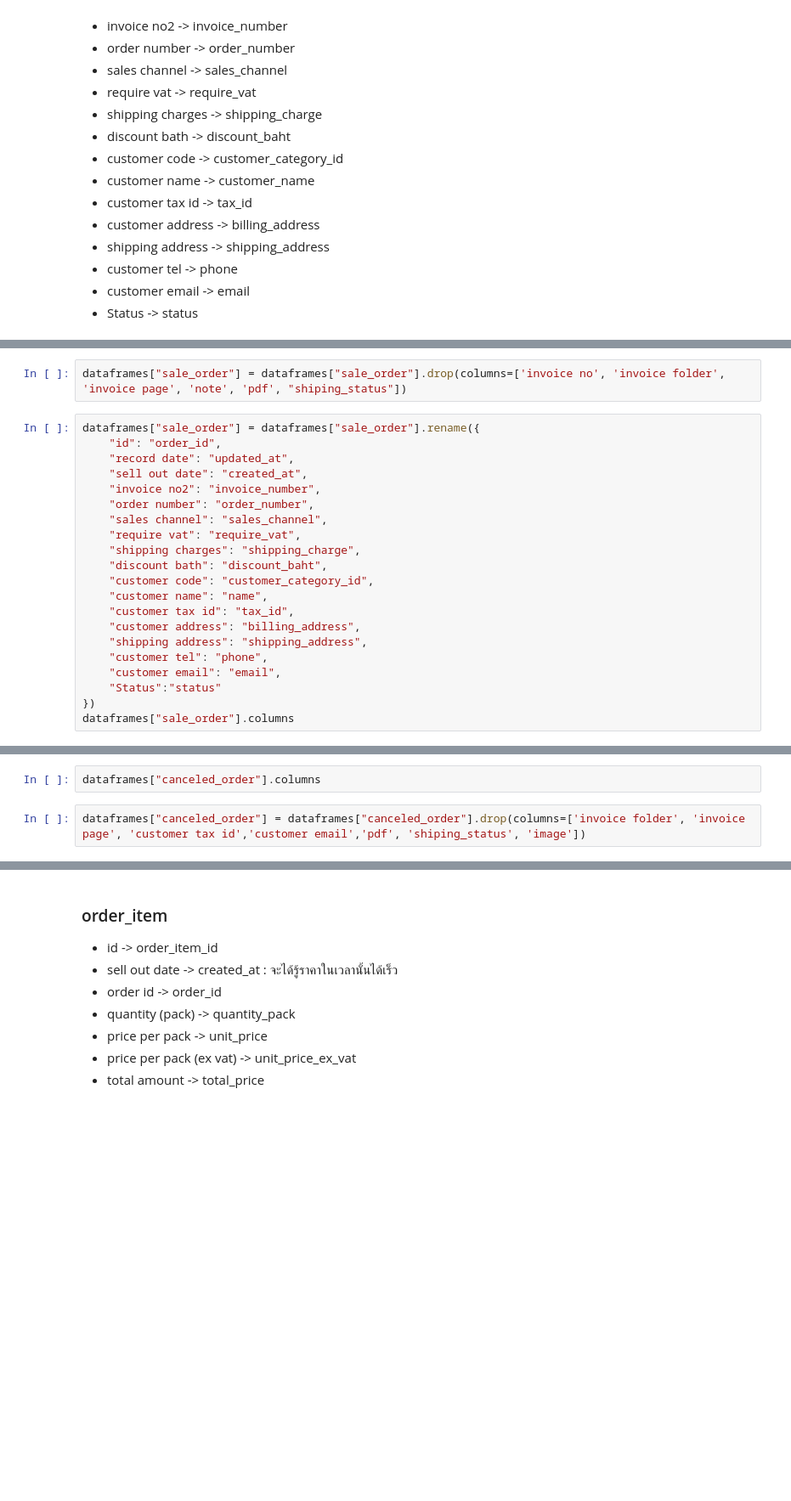
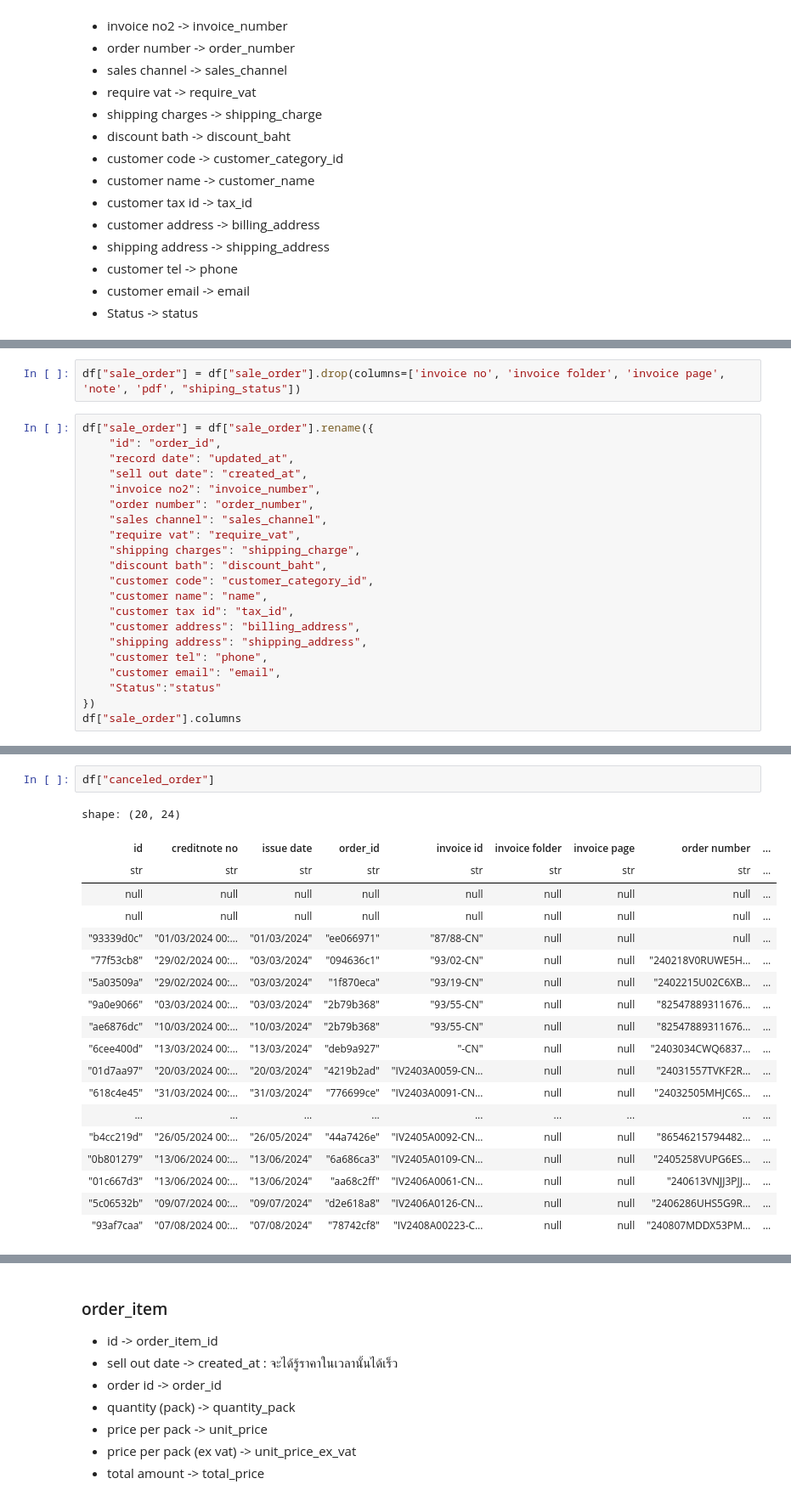
Before and after one commit to PrintTrd/elgo_data_pipeline, a Jupyter notebook: scripts/Preprocess_dataset.ipynb, the cells around one changed output, grey strips where cells are left out. Shown at 85% size. Saved outputs shown, nothing was run; the diff lists cells and outputs as text; blank space fills up the shorter version.

```diff
--- a/scripts/Preprocess_dataset.ipynb
+++ b/scripts/Preprocess_dataset.ipynb
@@ -121,7 +146,7 @@ dataframes["sale_order"].columns
 # %%
-dataframes["sale_order"] = dataframes["sale_order"].drop(columns=['invoice no', 'invoice folder', 'invoice page', 'note', 'pdf', "shiping_status"])
+df["sale_order"] = df["sale_order"].drop(columns=['invoice no', 'invoice folder', 'invoice page', 'note', 'pdf', "shiping_status"])
 # %%
-dataframes["sale_order"] = dataframes["sale_order"].rename({
+df["sale_order"] = df["sale_order"].rename({
     "id": "order_id",
     "record date": "updated_at",
     "sell out date": "created_at",
@@ -140,7 +165,7 @@ dataframes["sale_order"] = dataframes["sale_order"].rename({
     "customer email": "email",
     "Status":"status"
 })
-dataframes["sale_order"].columns
+df["sale_order"].columns
 # %% [output]
 ['order_id',
  'updated_at',
@@ -169,6 +192,24 @@ dataframes["sale_order"].columns
   - note -> cancel_reason
   - ...นอกนั้นคล้ายที่แก้ให้ sale_order ไป...
-# %%
-dataframes["canceled_order"].columns
-# %%
-dataframes["canceled_order"] = dataframes["canceled_order"].drop(columns=['invoice folder', 'invoice page', 'customer tax id','customer email','pdf', 'shiping_status', 'image'])
+# %%
+df["canceled_order"]
+# %% [output]
+shape: (20, 24)
+| id | creditnote no | issue date | order_id | invoice id | invoice folder | invoice page | order number | ... |
+| str | str | str | str | str | str | str | str | ... |
+| null | null | null | null | null | null | null | null | ... |
+| null | null | null | null | null | null | null | null | ... |
+| "93339d0c" | "01/03/2024 00:… | "01/03/2024" | "ee066971" | "87/88-CN" | null | null | null | ... |
+| "77f53cb8" | "29/02/2024 00:… | "03/03/2024" | "094636c1" | "93/02-CN" | null | null | "240218V0RUWE5H… | ... |
+| "5a03509a" | "29/02/2024 00:… | "03/03/2024" | "1f870eca" | "93/19-CN" | null | null | "2402215U02C6XB… | ... |
+| "9a0e9066" | "03/03/2024 00:… | "03/03/2024" | "2b79b368" | "93/55-CN" | null | null | "82547889311676… | ... |
+| "ae6876dc" | "10/03/2024 00:… | "10/03/2024" | "2b79b368" | "93/55-CN" | null | null | "82547889311676… | ... |
+| "6cee400d" | "13/03/2024 00:… | "13/03/2024" | "deb9a927" | "-CN" | null | null | "2403034CWQ6837… | ... |
+| "01d7aa97" | "20/03/2024 00:… | "20/03/2024" | "4219b2ad" | "IV2403A0059-CN… | null | null | "24031557TVKF2R… | ... |
+| "618c4e45" | "31/03/2024 00:… | "31/03/2024" | "776699ce" | "IV2403A0091-CN… | null | null | "24032505MHJC6S… | ... |
+| ... | ... | ... | ... | ... | ... | ... | ... | ... |
+| "b4cc219d" | "26/05/2024 00:… | "26/05/2024" | "44a7426e" | "IV2405A0092-CN… | null | null | "86546215794482… | ... |
+| "0b801279" | "13/06/2024 00:… | "13/06/2024" | "6a686ca3" | "IV2405A0109-CN… | null | null | "2405258VUPG6ES… | ... |
+| "01c667d3" | "13/06/2024 00:… | "13/06/2024" | "aa68c2ff" | "IV2406A0061-CN… | null | null | "240613VNJJ3PJJ… | ... |
+| "5c06532b" | "09/07/2024 00:… | "09/07/2024" | "d2e618a8" | "IV2406A0126-CN… | null | null | "2406286UHS5G9R… | ... |
+| "93af7caa" | "07/08/2024 00:… | "07/08/2024" | "78742cf8" | "IV2408A00223-C… | null | null | "240807MDDX53PM… | ... |
```
Also changed, not shown: parts of 39 cells of this notebook.
